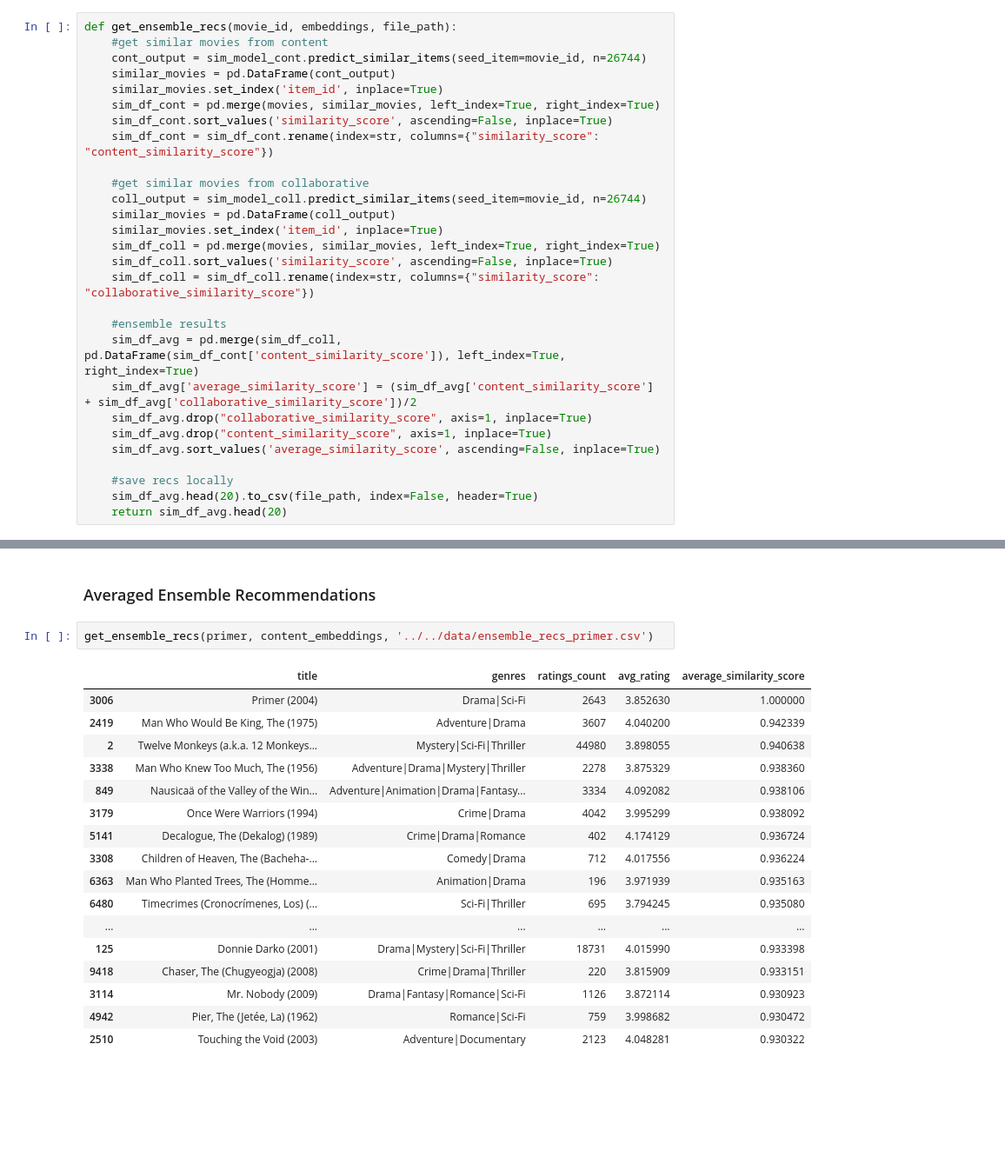
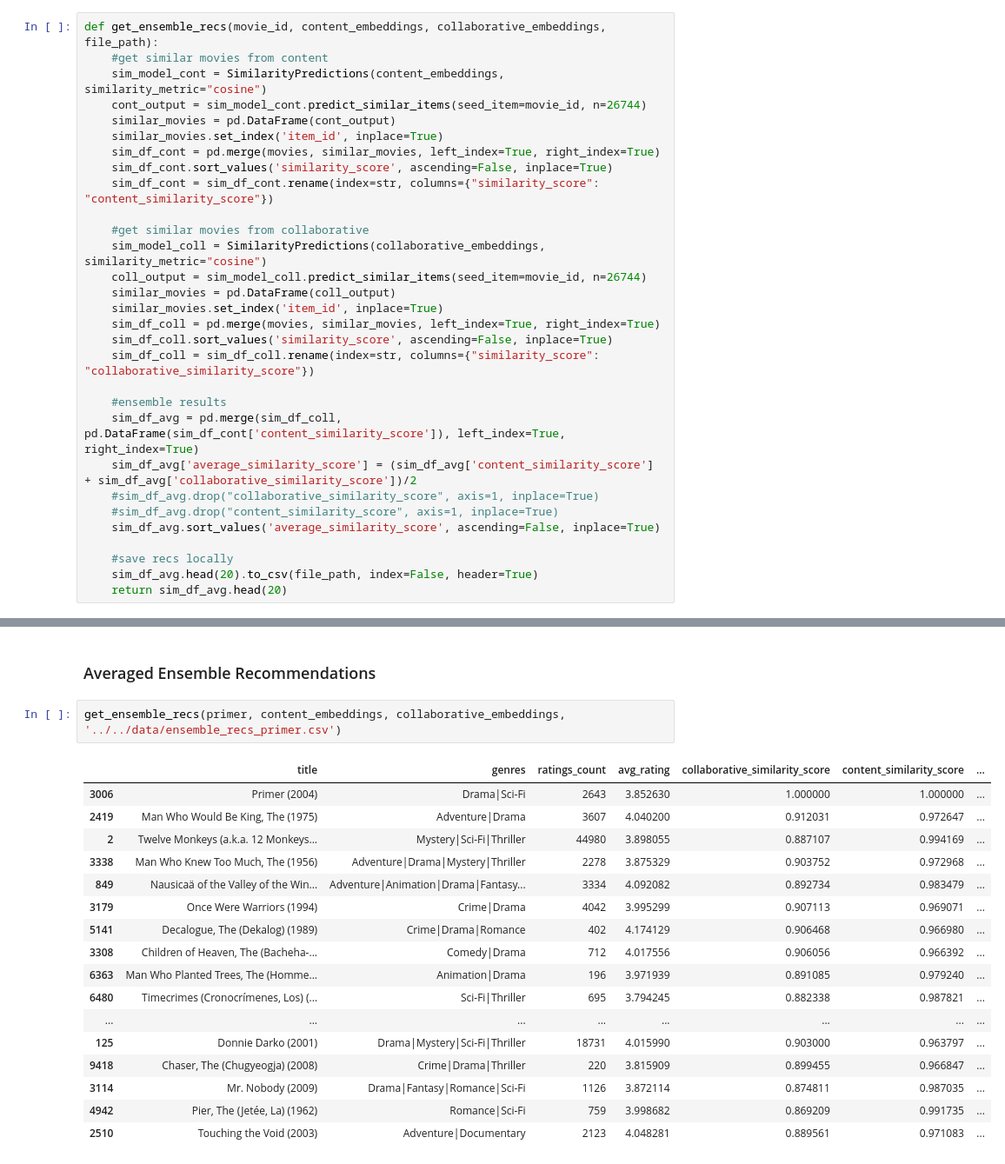
Before and after one commit to alineberry/my-movie-recommender, a Jupyter notebook: notebooks/movie_similarity/content-and-collaborative-similarity-recommender.ipynb, the cells around one changed output, grey strips where cells are left out. Shown: that part at 87% size. Cells and saved outputs as stored; diff of their text form; blank space fills up the shorter version.

```diff
--- a/notebooks/movie_similarity/content-and-collaborative-similarity-recommender.ipynb
+++ b/notebooks/movie_similarity/content-and-collaborative-similarity-recommender.ipynb
@@ -148,8 +148,9 @@ def get_detailed_recs(movie_id, embeddings, file_path):
     sim_df.head(20).to_csv(file_path, index=False, header=True)
     return sim_df.head(20)
 # %%
-def get_ensemble_recs(movie_id, embeddings, file_path):
+def get_ensemble_recs(movie_id, content_embeddings, collaborative_embeddings, file_path):
     #get similar movies from content
+    sim_model_cont = SimilarityPredictions(content_embeddings, similarity_metric="cosine")
     cont_output = sim_model_cont.predict_similar_items(seed_item=movie_id, n=26744)
     similar_movies = pd.DataFrame(cont_output)
     similar_movies.set_index('item_id', inplace=True)
@@ -158,6 +159,7 @@ def get_ensemble_recs(movie_id, embeddings, file_path):
     sim_df_cont = sim_df_cont.rename(index=str, columns={"similarity_score": "content_similarity_score"})
 
     #get similar movies from collaborative
+    sim_model_coll = SimilarityPredictions(collaborative_embeddings, similarity_metric="cosine")
     coll_output = sim_model_coll.predict_similar_items(seed_item=movie_id, n=26744)
     similar_movies = pd.DataFrame(coll_output)
     similar_movies.set_index('item_id', inplace=True)
@@ -168,8 +170,8 @@ def get_ensemble_recs(movie_id, embeddings, file_path):
     #ensemble results
     sim_df_avg = pd.merge(sim_df_coll, pd.DataFrame(sim_df_cont['content_similarity_score']), left_index=True, right_index=True)
     sim_df_avg['average_similarity_score'] = (sim_df_avg['content_similarity_score'] + sim_df_avg['collaborative_similarity_score'])/2
-    sim_df_avg.drop("collaborative_similarity_score", axis=1, inplace=True)
-    sim_df_avg.drop("content_similarity_score", axis=1, inplace=True)
+    #sim_df_avg.drop("collaborative_similarity_score", axis=1, inplace=True)
+    #sim_df_avg.drop("content_similarity_score", axis=1, inplace=True)
     sim_df_avg.sort_values('average_similarity_score', ascending=False, inplace=True)
 
     #save recs locally
@@ -292,22 +294,22 @@ get_detailed_recs(primer, content_embeddings, '../../data/content_recs_primer.cs
 # %% [markdown]
 ### Averaged Ensemble Recommendations
 # %%
-get_ensemble_recs(primer, content_embeddings, '../../data/ensemble_recs_primer.csv')
+get_ensemble_recs(primer, content_embeddings, collaborative_embeddings, '../../data/ensemble_recs_primer.csv')
 # %% [output]
-|  | title | genres | ratings_count | avg_rating | average_similarity_score |
-| 3006 | Primer (2004) | Drama|Sci-Fi | 2643 | 3.852630 | 1.000000 |
-| 2419 | Man Who Would Be King, The (1975) | Adventure|Drama | 3607 | 4.040200 | 0.942339 |
-| 2 | Twelve Monkeys (a.k.a. 12 Monkeys... | Mystery|Sci-Fi|Thriller | 44980 | 3.898055 | 0.940638 |
-| 3338 | Man Who Knew Too Much, The (1956) | Adventure|Drama|Mystery|Thriller | 2278 | 3.875329 | 0.938360 |
-| 849 | Nausicaä of the Valley of the Win... | Adventure|Animation|Drama|Fantasy... | 3334 | 4.092082 | 0.938106 |
-| 3179 | Once Were Warriors (1994) | Crime|Drama | 4042 | 3.995299 | 0.938092 |
-| 5141 | Decalogue, The (Dekalog) (1989) | Crime|Drama|Romance | 402 | 4.174129 | 0.936724 |
-| 3308 | Children of Heaven, The (Bacheha-... | Comedy|Drama | 712 | 4.017556 | 0.936224 |
-| 6363 | Man Who Planted Trees, The (Homme... | Animation|Drama | 196 | 3.971939 | 0.935163 |
-| 6480 | Timecrimes (Cronocrímenes, Los) (... | Sci-Fi|Thriller | 695 | 3.794245 | 0.935080 |
-| ... | ... | ... | ... | ... | ... |
-| 125 | Donnie Darko (2001) | Drama|Mystery|Sci-Fi|Thriller | 18731 | 4.015990 | 0.933398 |
-| 9418 | Chaser, The (Chugyeogja) (2008) | Crime|Drama|Thriller | 220 | 3.815909 | 0.933151 |
-| 3114 | Mr. Nobody (2009) | Drama|Fantasy|Romance|Sci-Fi | 1126 | 3.872114 | 0.930923 |
-| 4942 | Pier, The (Jetée, La) (1962) | Romance|Sci-Fi | 759 | 3.998682 | 0.930472 |
-| 2510 | Touching the Void (2003) | Adventure|Documentary | 2123 | 4.048281 | 0.930322 |
+|  | title | genres | ratings_count | avg_rating | collaborative_similarity_score | content_similarity_score | ... |
+| 3006 | Primer (2004) | Drama|Sci-Fi | 2643 | 3.852630 | 1.000000 | 1.000000 | ... |
+| 2419 | Man Who Would Be King, The (1975) | Adventure|Drama | 3607 | 4.040200 | 0.912031 | 0.972647 | ... |
+| 2 | Twelve Monkeys (a.k.a. 12 Monkeys... | Mystery|Sci-Fi|Thriller | 44980 | 3.898055 | 0.887107 | 0.994169 | ... |
+| 3338 | Man Who Knew Too Much, The (1956) | Adventure|Drama|Mystery|Thriller | 2278 | 3.875329 | 0.903752 | 0.972968 | ... |
+| 849 | Nausicaä of the Valley of the Win... | Adventure|Animation|Drama|Fantasy... | 3334 | 4.092082 | 0.892734 | 0.983479 | ... |
+| 3179 | Once Were Warriors (1994) | Crime|Drama | 4042 | 3.995299 | 0.907113 | 0.969071 | ... |
+| 5141 | Decalogue, The (Dekalog) (1989) | Crime|Drama|Romance | 402 | 4.174129 | 0.906468 | 0.966980 | ... |
+| 3308 | Children of Heaven, The (Bacheha-... | Comedy|Drama | 712 | 4.017556 | 0.906056 | 0.966392 | ... |
+| 6363 | Man Who Planted Trees, The (Homme... | Animation|Drama | 196 | 3.971939 | 0.891085 | 0.979240 | ... |
+| 6480 | Timecrimes (Cronocrímenes, Los) (... | Sci-Fi|Thriller | 695 | 3.794245 | 0.882338 | 0.987821 | ... |
+| ... | ... | ... | ... | ... | ... | ... | ... |
+| 125 | Donnie Darko (2001) | Drama|Mystery|Sci-Fi|Thriller | 18731 | 4.015990 | 0.903000 | 0.963797 | ... |
+| 9418 | Chaser, The (Chugyeogja) (2008) | Crime|Drama|Thriller | 220 | 3.815909 | 0.899455 | 0.966847 | ... |
+| 3114 | Mr. Nobody (2009) | Drama|Fantasy|Romance|Sci-Fi | 1126 | 3.872114 | 0.874811 | 0.987035 | ... |
+| 4942 | Pier, The (Jetée, La) (1962) | Romance|Sci-Fi | 759 | 3.998682 | 0.869209 | 0.991735 | ... |
+| 2510 | Touching the Void (2003) | Adventure|Documentary | 2123 | 4.048281 | 0.889561 | 0.971083 | ... |
```
Also changed, not shown: parts of 3 cells of this notebook, 1 other file.
